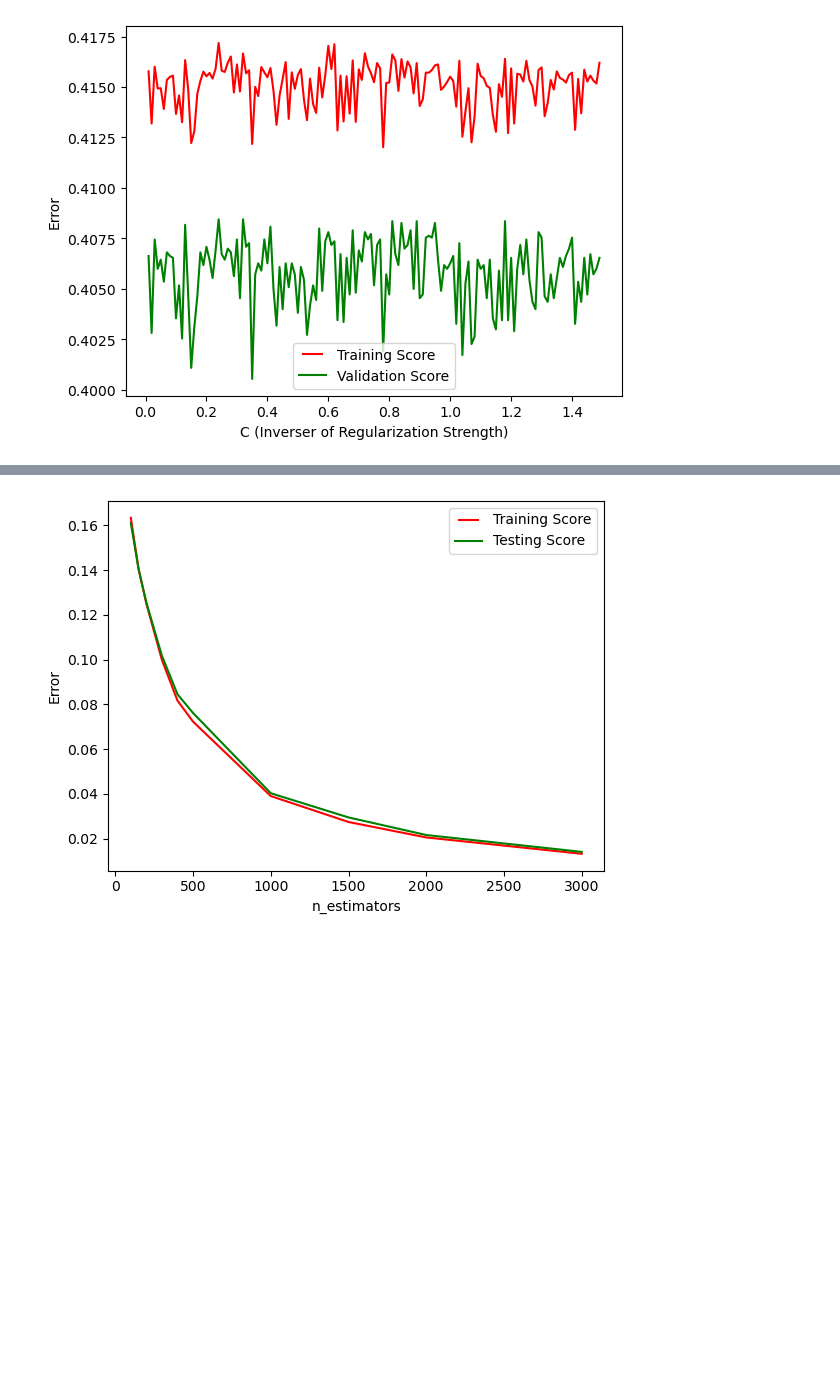
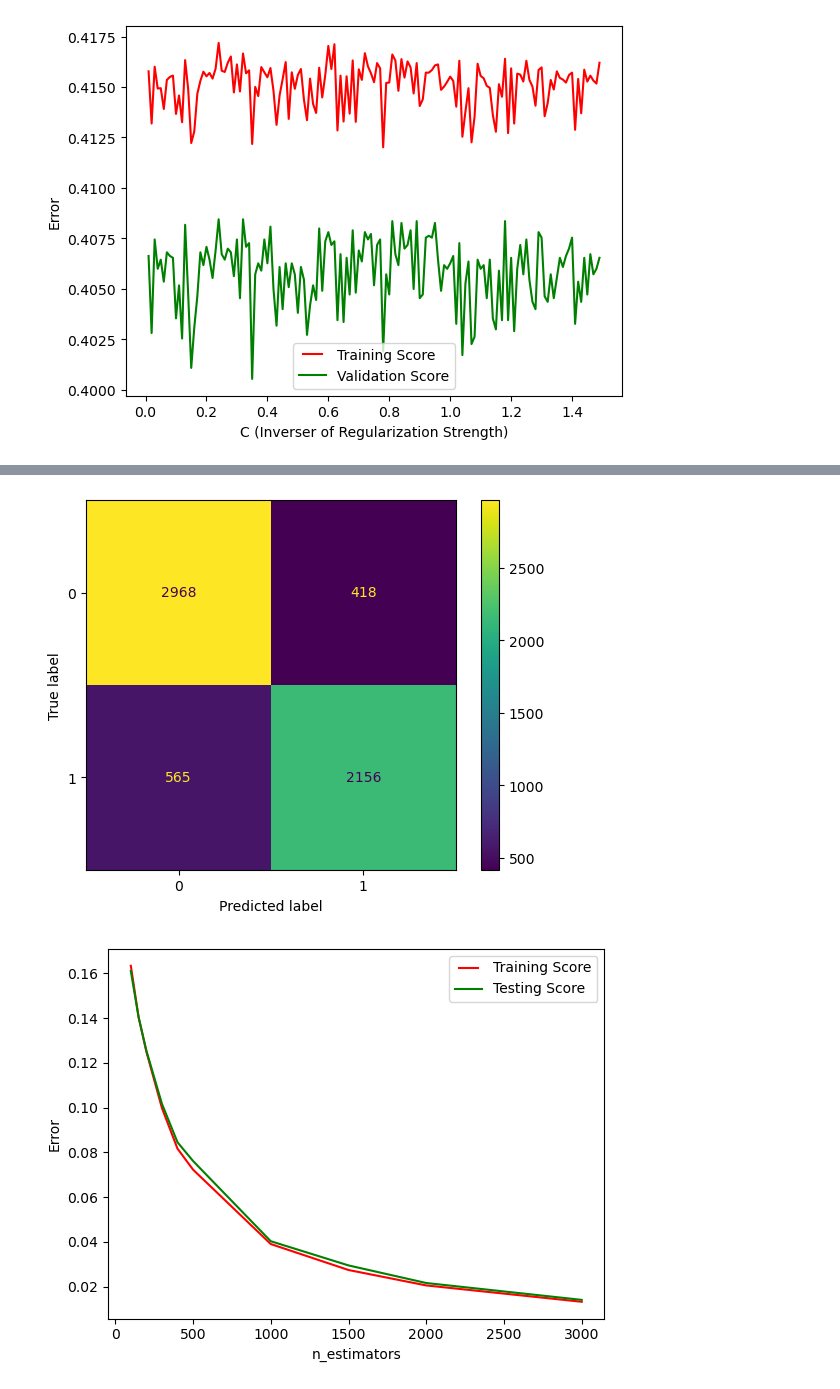
Before and after one commit to AchyuthKolluru/CSE176, a Jupyter notebook: Part 3/Mushrooms/Part3_Classification.ipynb, the cells around one changed output, grey strips where cells are left out. Saved outputs shown, nothing was run; the diff lists cells and outputs as text; code cells hidden in the pictures; blank space fills up the shorter version.

```diff
--- a/Part 3/Mushrooms/Part3_Classification.ipynb
+++ b/Part 3/Mushrooms/Part3_Classification.ipynb
@@ -693,3 +714,13 @@ model.score(valid_X, valid_y)
+# %%
+predictions = model.predict(test_X)
+cm = confusion_matrix(test_y, predictions, labels=model.classes_)
+disp = ConfusionMatrixDisplay(confusion_matrix=cm, display_labels=model.classes_)
+disp.plot()
+fig = plt.gcf()
+plt.show()
+fig.savefig('BaseModel_ConfusionMatrixGradNewData.png')
+# %% [output]
+[figure, added]
 # %%
 train_results = []
 test_results = []
```
Also changed, not shown: parts of 11 cells of this notebook, 7 other files.
